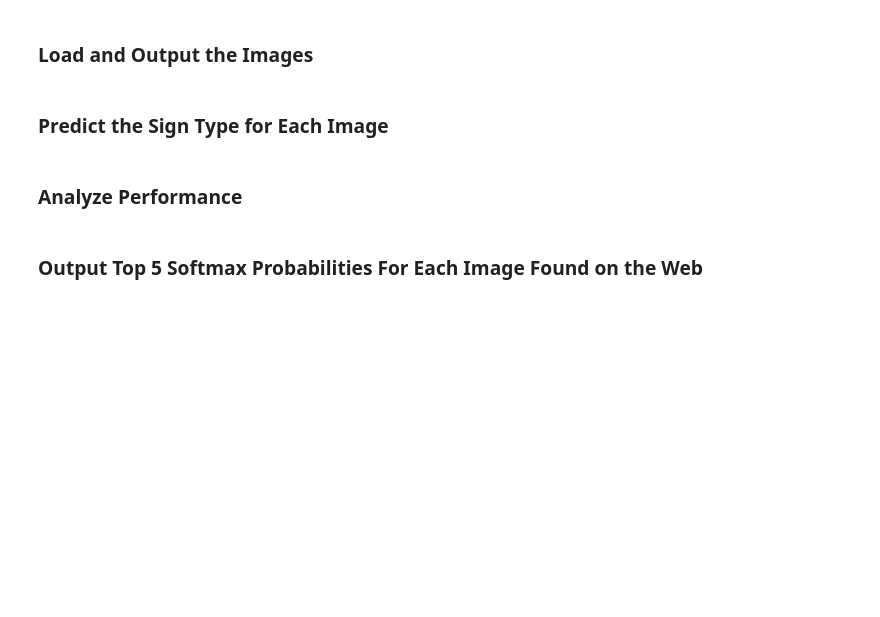
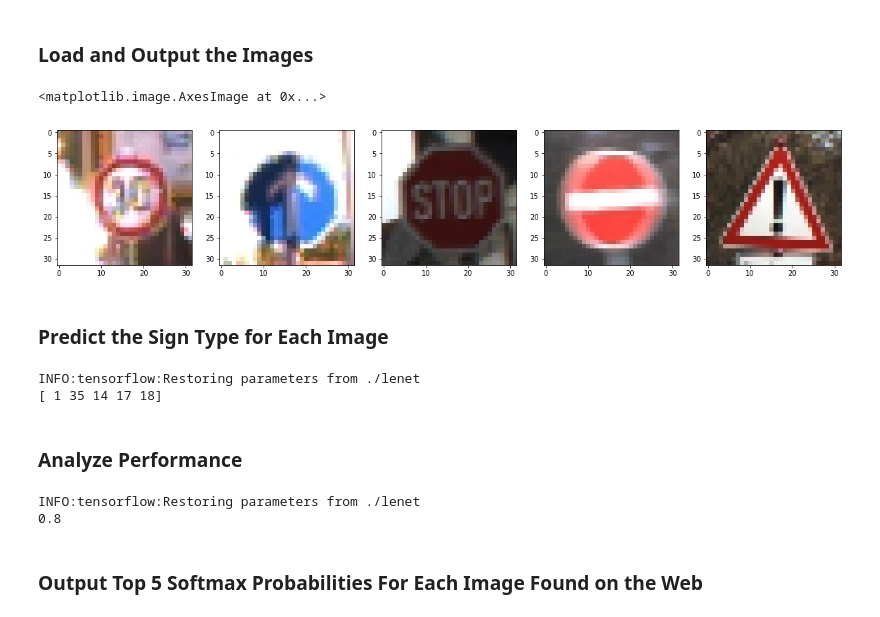
Before and after one commit to jixiaojie/CarND-Traffic-Sign-Classifier-Project, a Jupyter notebook: Traffic_Sign_Classifier.ipynb, the cells around one changed output. Cells and saved outputs as stored; diff of their text form; code cells hidden in the pictures; blank space fills up the shorter version.

```diff
--- a/Traffic_Sign_Classifier.ipynb
+++ b/Traffic_Sign_Classifier.ipynb
@@ -386,14 +400,71 @@ You may find `signnames.csv` useful as it contains mappings from the class id (i
+# %%
+### Load the images and plot them here.
+### Feel free to use as many code cells as needed.
+
+#index = random.randint(0, len(X_valid_gray))
+image_1 = plt.imread('./examples/01_4.jpg') #3
+image_2 = plt.imread('./examples/02_35.jpg')
+image_3 = plt.imread('./examples/03_14.jpg') #
+image_4 = plt.imread('./examples/04_17.jpg')
+image_5 = plt.imread('./examples/05_18.jpg')
+
+image_1 = cv2.resize(image_1,(32,32))
+image_2 = cv2.resize(image_2,(32,32))
+image_3 = cv2.resize(image_3,(32,32))
+image_4 = cv2.resize(image_4,(32,32))
+image_5 = cv2.resize(image_5,(32,32))
+
+
+f,(ax1, ax2, ax3, ax4, ax5) = plt.subplots(1, 5, figsize=(20, 5))
+
+ax1.imshow(image_1)
+ax2.imshow(image_2)
+ax3.imshow(image_3)
+ax4.imshow(image_4)
+ax5.imshow(image_5)
+# %% [output]
+<matplotlib.image.AxesImage at 0x...>
+[figure, added]
 # %% [markdown]
 ### Predict the Sign Type for Each Image
 # %%
 ### Run the predictions here and use the model to output the prediction for each image.
 ### Make sure to pre-process the images with the same pre-processing pipeline used earlier.
 ### Feel free to use as many code cells as needed.
+
+batch = np.array([image_1, image_2, image_3, image_4, image_5])
+batch_x = np.zeros((batch.shape[0], batch.shape[1], batch.shape[2], 1))
+
+for i in range(len(batch)):
+    batch_x[i] = (((cv2.cvtColor(batch[i],cv2.COLOR_RGB2GRAY)).astype(np.int16) - 128) / 128).reshape([32,32,1])
+
+logits_argmax = tf.argmax(logits,1)
+
+with tf.Session() as sess:
+    saver.restore(sess, tf.train.latest_checkpoint('.'))
+    pred_y = sess.run(logits_argmax, feed_dict={x: batch_x})
+    print(pred_y)
+# %% [output]
+INFO:tensorflow:Restoring parameters from ./lenet
+[ 1 35 14 17 18]
 # %% [markdown]
 ### Analyze Performance
 # %%
 ### Calculate the accuracy for these 5 new images.
 ### For example, if the model predicted 1 out of 5 signs correctly, it's 20% accurate on these new images.
+
+batch_y = np.array([ 4, 35, 14, 17, 18 ])
+
+with tf.Session() as sess:
+    saver.restore(sess, tf.train.latest_checkpoint('.'))
+    #v_accuracy = sess.run(validation_accuracy, feed_dict={x: batch_x, y: batch_y})
+    #validation_accuracy = evaluate(batch_x, batch_y)
+    accuracy = sess.run(accuracy_operation, feed_dict={x: batch_x, y: batch_y})
+
+    print(accuracy)
+# %% [output]
+INFO:tensorflow:Restoring parameters from ./lenet
+0.8
 # %% [markdown]
 ### Output Top 5 Softmax Probabilities For Each Image Found on the Web
 # %% [markdown]
```
Also changed, not shown: parts of 9 cells of this notebook, 1 other file.
